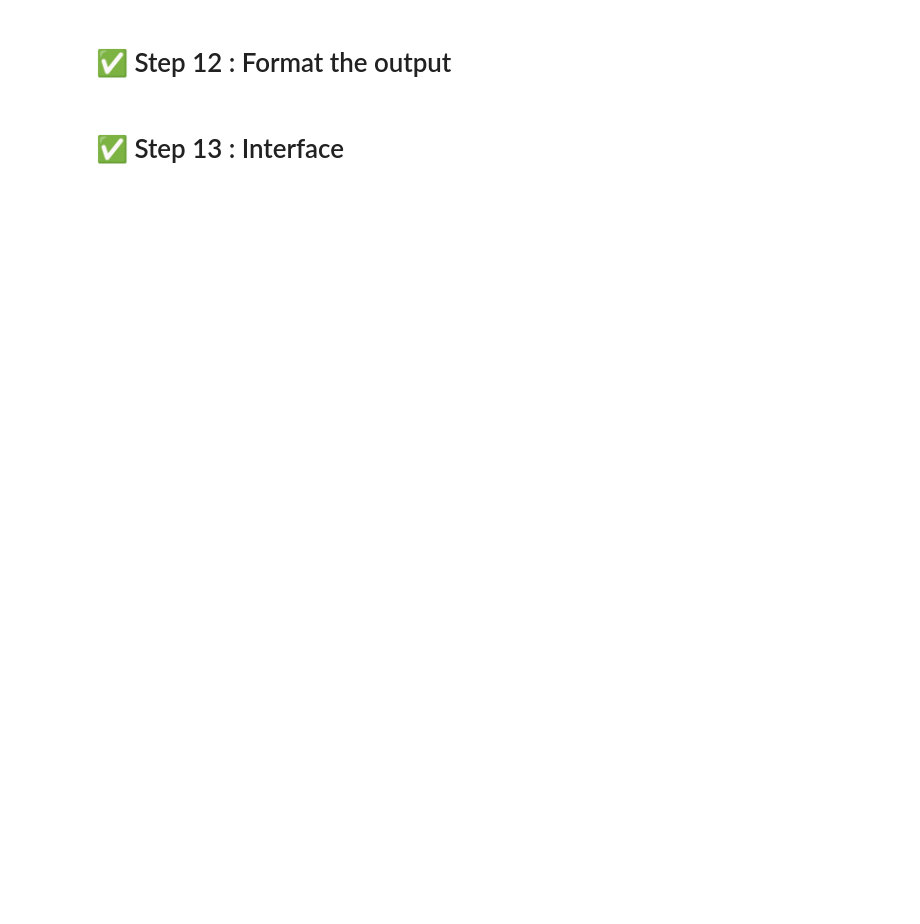
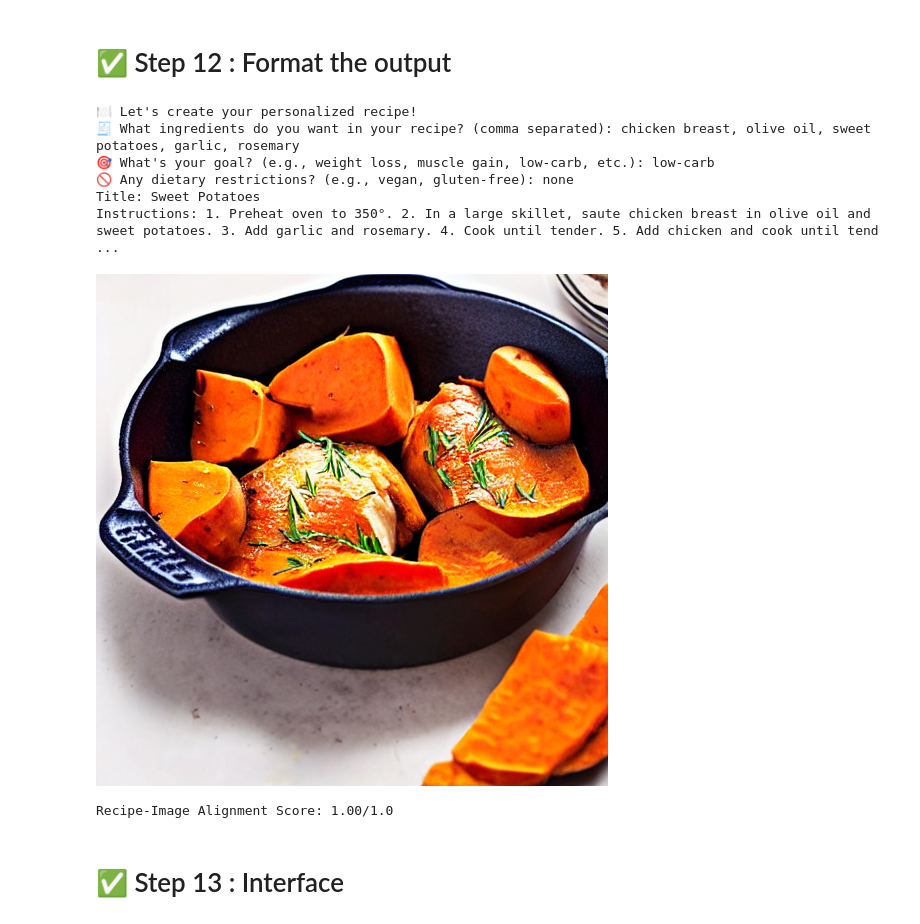
Before and after one commit to shadenAlsaif/FitChef_recipe_generator, a Jupyter notebook: FitChef_recipe_generator.ipynb, the cells around one changed output. Drawn from its saved outputs; the diff is of its cells as text; code cells hidden in the pictures; blank space fills up the shorter version.

```diff
--- a/FitChef_recipe_generator.ipynb
+++ b/FitChef_recipe_generator.ipynb
@@ -136,0 +132,6 @@ ValueError: mount failed
+# %%
+import gdown
+file_id = "1X6hpebL1e0qouCaUiqh9yHMnUOqeflt4"
+url = f"https://drive.google.com/uc?id={file_id}"
+output = "RecipeNLG_dataset.csv"
+gdown.download(url, output, quiet=False)
@@ -139,7 +146,5 @@ ValueError: mount failed
 # %%
-data = pd.read_csv("/content/drive/MyDrive/Advanced/RecipeNLG_dataset.csv").head(700)
-data = data.sample(n=700, random_state=42).reset_index(drop=True)
-data
+data = pd.read_csv("RecipeNLG_dataset.csv").head(700)
 # %%
 # Remove unnecessary columns from the DataFrame to clean the dataset
 # 'Unnamed: 0' is often an index column from CSV export
@@ -515,3 +545,9 @@ def clean_output(text):
+# %%
+def clean_output(text):
+
+    for key in ["Title:", "Ingredients:", "Instructions:", "Preparation Time:", "Cooking Time:", "Nutritional Info:"]:
+        text = text.replace(key, f"\n{key}")
+    return text.strip()
 # %%
 def get_user_input():
     print("🍽️ Let's create your personalized recipe!")
@@ -598,11 +620,11 @@ def generate_recipe(prompt, model, tokenizer, max_new_tokens=1200):
         **inputs, # Provide the tokenized input to the model
         max_new_tokens=max_new_tokens, # Limit the maximum number of new tokens generated
         do_sample=True,  # Enable sampling for more diverse outputs
-        repetition_penalty=1.2, # Penalize repeated words to avoid repetition in the output
-        temperature=1.0,  # Adjust temperature for more variation
+        repetition_penalty=1.8 , # Penalize repeated words to avoid repetition in the output
+        temperature=0.9,  # Adjust temperature for more variation
         top_k=50,
         top_p=0.95,
-        num_beams=5  # Increase number of beams for better quality
+        num_beams=4 # Increase number of beams for better quality
     )
 
     # Decode the generated output to human-readable text
@@ -611,21 +633,29 @@ def generate_recipe(prompt, model, tokenizer, max_new_tokens=1200):
 # %%
 # Get user input prompt (e.g., list of ingredients or a meal idea)
 user_prompt = get_user_input()
 
 # Generate a recipe using the fine-tuned T5 model
-generated_recipe = generate_recipe(user_prompt, model, tokenizer, max_new_tokens=600)
-
+generated_recipe_user = generate_recipe(user_prompt, model, tokenizer, max_new_tokens=600)
+cleaned = clean_output(generated_recipe_user)
 # Print the raw generated recipe text
-print(generated_recipe)
+print(cleaned)
 
 # Extract a visual prompt from the generated recipe (title + key ingredients)
-visual_prompt = extract_visual_prompt(generated_recipe)
+visual_prompt = extract_visual_prompt(generated_recipe_user)
 
 # Use the image generation pipeline to create a food image from the visual prompt
 image = pipe(visual_prompt).images[0]
 
 # Display the generated image
 image
+# %% [output]
+🍽️ Let's create your personalized recipe!
+🧾 What ingredients do you want in your recipe? (comma separated): chicken breast, olive oil, sweet potatoes, garlic, rosemary
+🎯 What's your goal? (e.g., weight loss, muscle gain, low-carb, etc.): low-carb
+🚫 Any dietary restrictions? (e.g., vegan, gluten-free): none
+Title: Sweet Potatoes
+Instructions: 1. Preheat oven to 350°. 2. In a large skillet, saute chicken breast in olive oil and sweet potatoes. 3. Add garlic and rosemary. 4. Cook until tender. 5. Add chicken and cook until tend ...
+[figure, added]
 # %%
 def evaluate_image_recipe_alignment(recipe_text, image):
     # Load the pre-trained CLIP model and processor from Hugging Face.
@@ -646,7 +676,9 @@ def evaluate_image_recipe_alignment(recipe_text, image):
     return score  # Return the alignment score, representing how well the recipe text aligns with the image.
 # %%
 # Evaluate alignment (using CLIP)
-clip_score = evaluate_image_recipe_alignment(generated_recipe, image)
+clip_score = evaluate_image_recipe_alignment(generated_recipe_user, image)
 print(f"Recipe-Image Alignment Score: {clip_score:.2f}/1.0")
+# %% [output]
+Recipe-Image Alignment Score: 1.00/1.0
 # %% [markdown]
 # ✅ Step 13 : Interface
```
Also changed, not shown: parts of 16 cells of this notebook.
